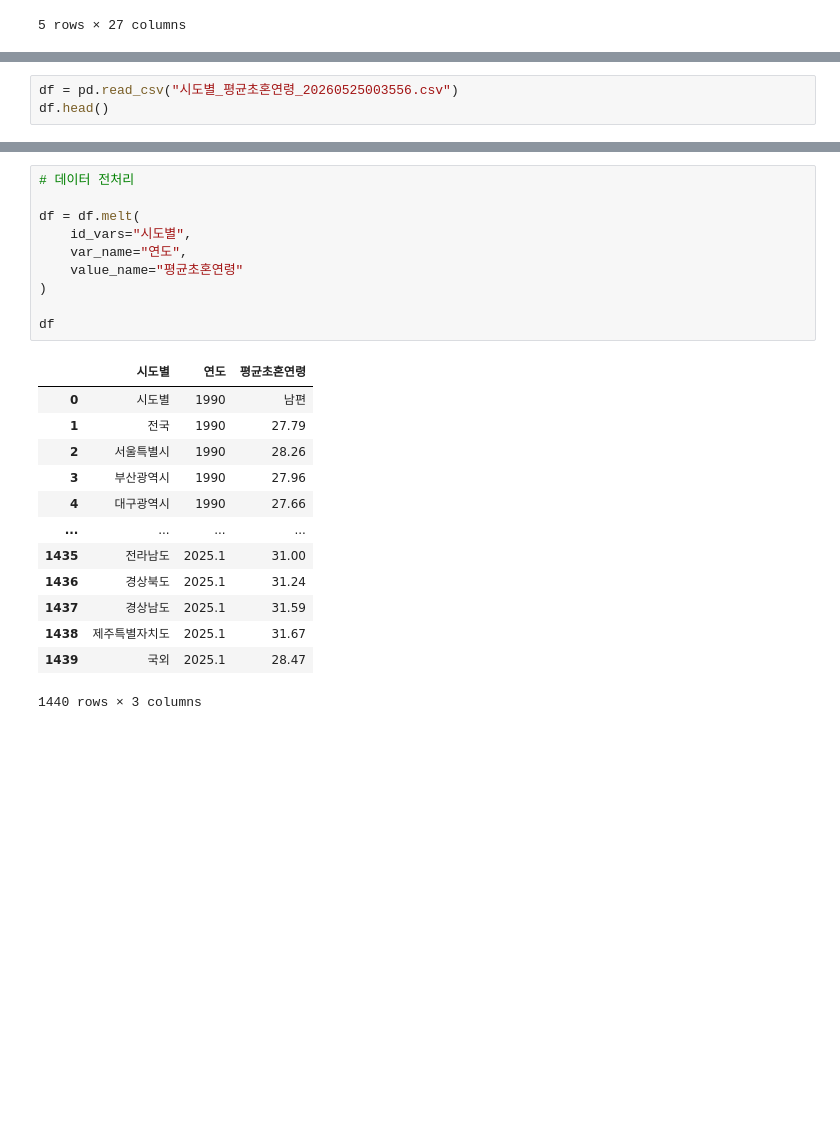
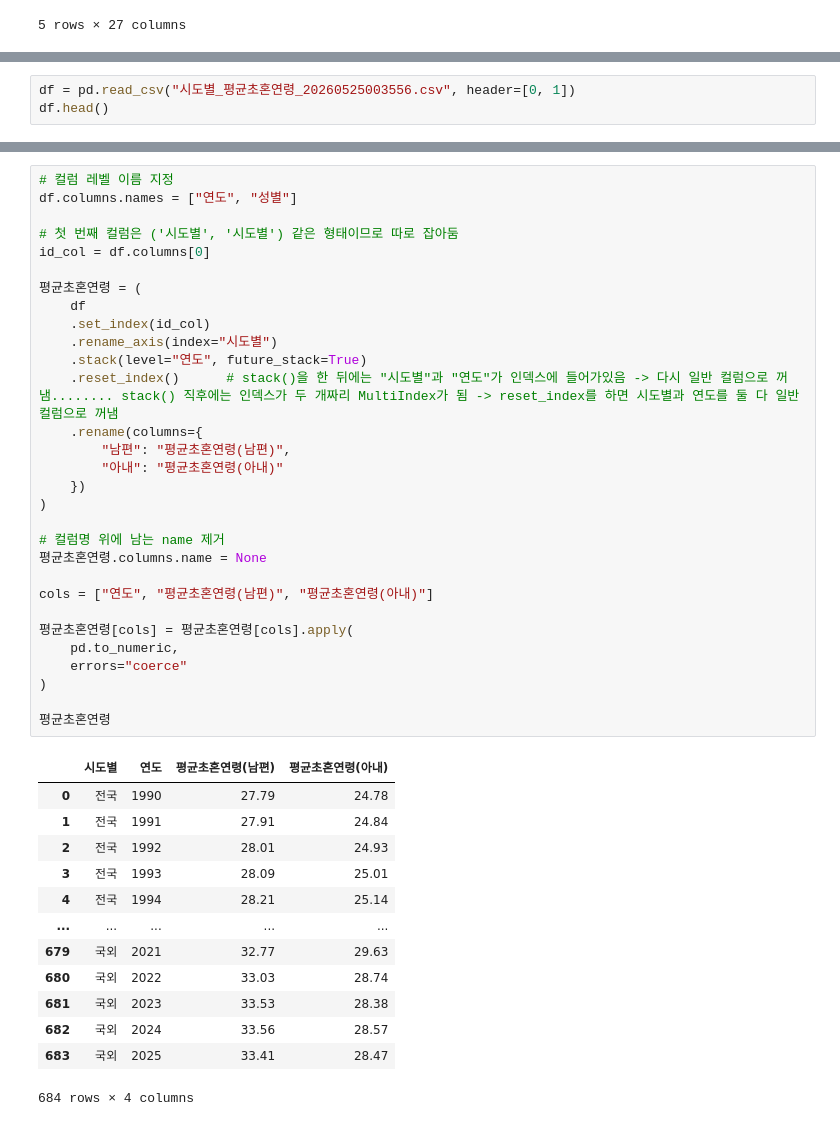
Before and after one commit to jun-park02/ds-project, a Jupyter notebook: main.ipynb, the cells around one changed output, grey strips where cells are left out. Cells and saved outputs as stored; diff of their text form; blank space fills up the shorter version.

```diff
--- a/main.ipynb
+++ b/main.ipynb
@@ -357,4 +237,4 @@ merged
 # %%
-df = pd.read_csv("시도별_평균초혼연령_20260525003556.csv")
+df = pd.read_csv("시도별_평균초혼연령_20260525003556.csv", header=[0, 1])
 df.head()
 # %% [output]
@@ -367,25 +248,45 @@ df.head()
 5 rows × 73 columns
 # %%
-# 데이터 전처리
+# 컬럼 레벨 이름 지정
+df.columns.names = ["연도", "성별"]
 
-df = df.melt(
-    id_vars="시도별",
-    var_name="연도",
-    value_name="평균초혼연령"
+# 첫 번째 컬럼은 ('시도별', '시도별') 같은 형태이므로 따로 잡아둠
+id_col = df.columns[0]
+
+평균초혼연령 = (
+    df
+    .set_index(id_col)
+    .rename_axis(index="시도별")
+    .stack(level="연도", future_stack=True)
+    .reset_index()      # stack()을 한 뒤에는 "시도별"과 "연도"가 인덱스에 들어가있음 -> 다시 일반 컬럼으로 꺼냄........ stack() 직후에는 인덱스가 두 개짜리 MultiIndex가 됨 -> reset_index를 하면 시도별과 연도를 둘 다 일반 컬럼으로 꺼냄
+    .rename(columns={
+        "남편": "평균초혼연령(남편)",
+        "아내": "평균초혼연령(아내)"
+    })
 )
 
-df
+# 컬럼명 위에 남는 name 제거
+평균초혼연령.columns.name = None
+
+cols = ["연도", "평균초혼연령(남편)", "평균초혼연령(아내)"]
+
+평균초혼연령[cols] = 평균초혼연령[cols].apply(
+    pd.to_numeric,
+    errors="coerce"
+)
+
+평균초혼연령
 # %% [output]
-|  | 시도별 | 연도 | 평균초혼연령 |
-| 0 | 시도별 | 1990 | 남편 |
-| 1 | 전국 | 1990 | 27.79 |
-| 2 | 서울특별시 | 1990 | 28.26 |
-| 3 | 부산광역시 | 1990 | 27.96 |
-| 4 | 대구광역시 | 1990 | 27.66 |
-| ... | ... | ... | ... |
-| 1435 | 전라남도 | 2025.1 | 31.00 |
-| 1436 | 경상북도 | 2025.1 | 31.24 |
-| 1437 | 경상남도 | 2025.1 | 31.59 |
-| 1438 | 제주특별자치도 | 2025.1 | 31.67 |
-| 1439 | 국외 | 2025.1 | 28.47 |
+|  | 시도별 | 연도 | 평균초혼연령(남편) | 평균초혼연령(아내) |
+| 0 | 전국 | 1990 | 27.79 | 24.78 |
+| 1 | 전국 | 1991 | 27.91 | 24.84 |
+| 2 | 전국 | 1992 | 28.01 | 24.93 |
+| 3 | 전국 | 1993 | 28.09 | 25.01 |
+| 4 | 전국 | 1994 | 28.21 | 25.14 |
+| ... | ... | ... | ... | ... |
+| 679 | 국외 | 2021 | 32.77 | 29.63 |
+| 680 | 국외 | 2022 | 33.03 | 28.74 |
+| 681 | 국외 | 2023 | 33.53 | 28.38 |
+| 682 | 국외 | 2024 | 33.56 | 28.57 |
+| 683 | 국외 | 2025 | 33.41 | 28.47 |
-1440 rows × 3 columns
+684 rows × 4 columns
```
Also changed, not shown: parts of 19 cells of this notebook, 10 other files.
